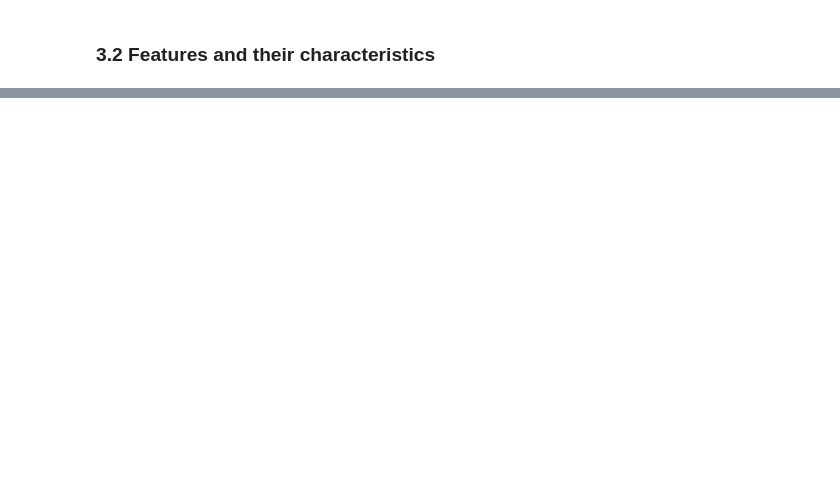
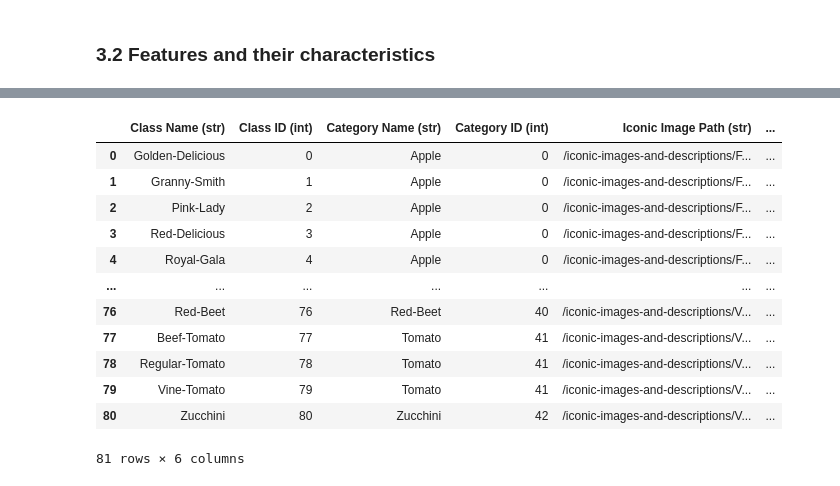
Before and after one commit to VeronicaTverdohleb/MALProject, a Jupyter notebook: FinalProject.ipynb, the cells around one changed output, grey strips where cells are left out. Cells and saved outputs as stored; diff of their text form; code cells hidden in the pictures; blank space fills up the shorter version.

```diff
--- a/FinalProject.ipynb
+++ b/FinalProject.ipynb
@@ -93,0 +130,19 @@ grocery_items_df.head()
+# %%
+# rename column 'Coarse Class Name (str)' to 'Category Name'
+grocery_items_df.rename(columns = {'Coarse Class Name (str)':'Category Name (str)'}, inplace = True)
+grocery_items_df.rename(columns = {'Coarse Class ID (int)':'Category ID (int)'}, inplace = True)
+display(grocery_items_df)
+# %% [output]
+|  | Class Name (str) | Class ID (int) | Category Name (str) | Category ID (int) | Iconic Image Path (str) | ... |
+| 0 | Golden-Delicious | 0 | Apple | 0 | /iconic-images-and-descriptions/F... | ... |
+| 1 | Granny-Smith | 1 | Apple | 0 | /iconic-images-and-descriptions/F... | ... |
+| 2 | Pink-Lady | 2 | Apple | 0 | /iconic-images-and-descriptions/F... | ... |
+| 3 | Red-Delicious | 3 | Apple | 0 | /iconic-images-and-descriptions/F... | ... |
+| 4 | Royal-Gala | 4 | Apple | 0 | /iconic-images-and-descriptions/F... | ... |
+| ... | ... | ... | ... | ... | ... | ... |
+| 76 | Red-Beet | 76 | Red-Beet | 40 | /iconic-images-and-descriptions/V... | ... |
+| 77 | Beef-Tomato | 77 | Tomato | 41 | /iconic-images-and-descriptions/V... | ... |
+| 78 | Regular-Tomato | 78 | Tomato | 41 | /iconic-images-and-descriptions/V... | ... |
+| 79 | Vine-Tomato | 79 | Tomato | 41 | /iconic-images-and-descriptions/V... | ... |
+| 80 | Zucchini | 80 | Zucchini | 42 | /iconic-images-and-descriptions/V... | ... |
+81 rows × 6 columns
```
Also changed, not shown: parts of 12 cells of this notebook.
